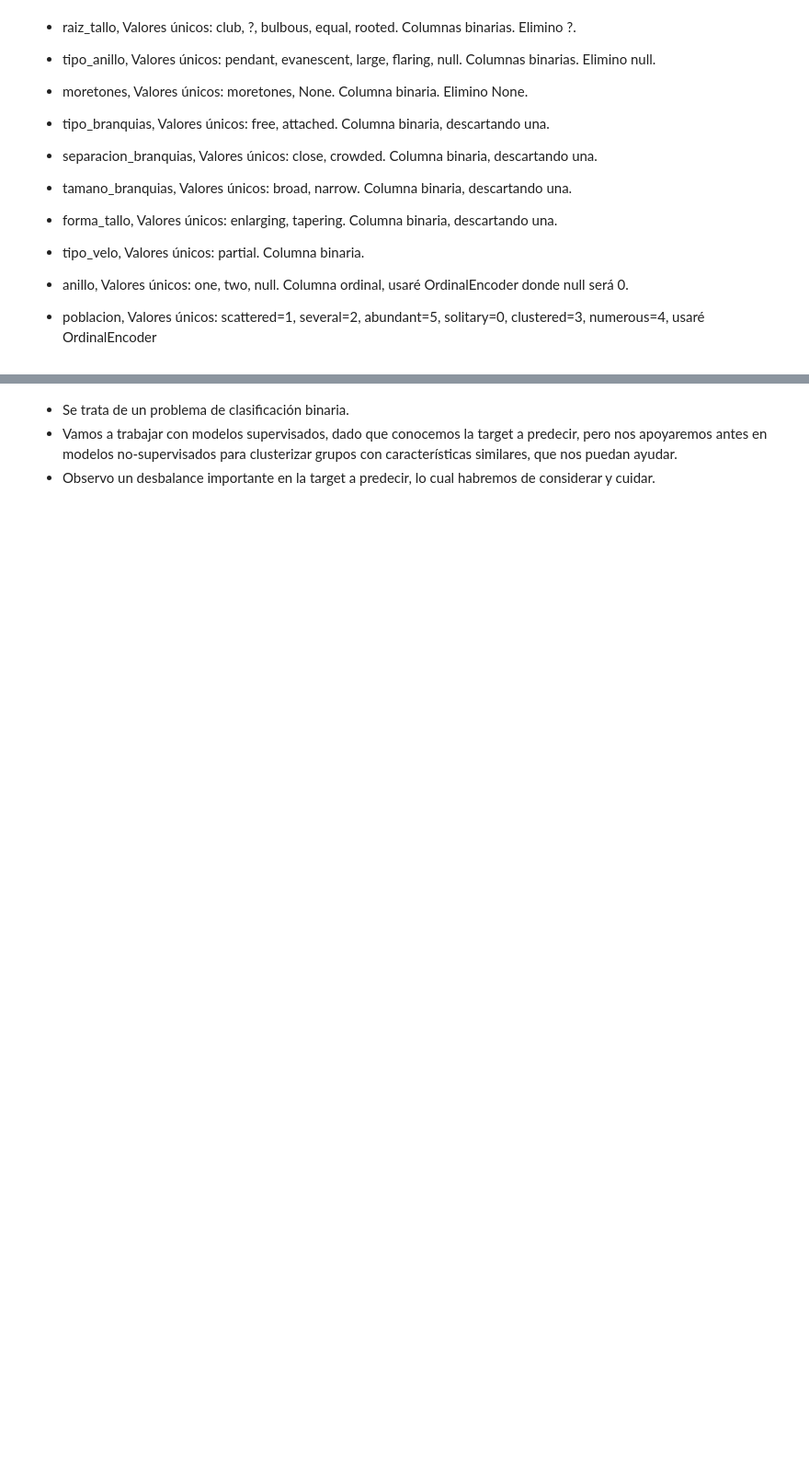
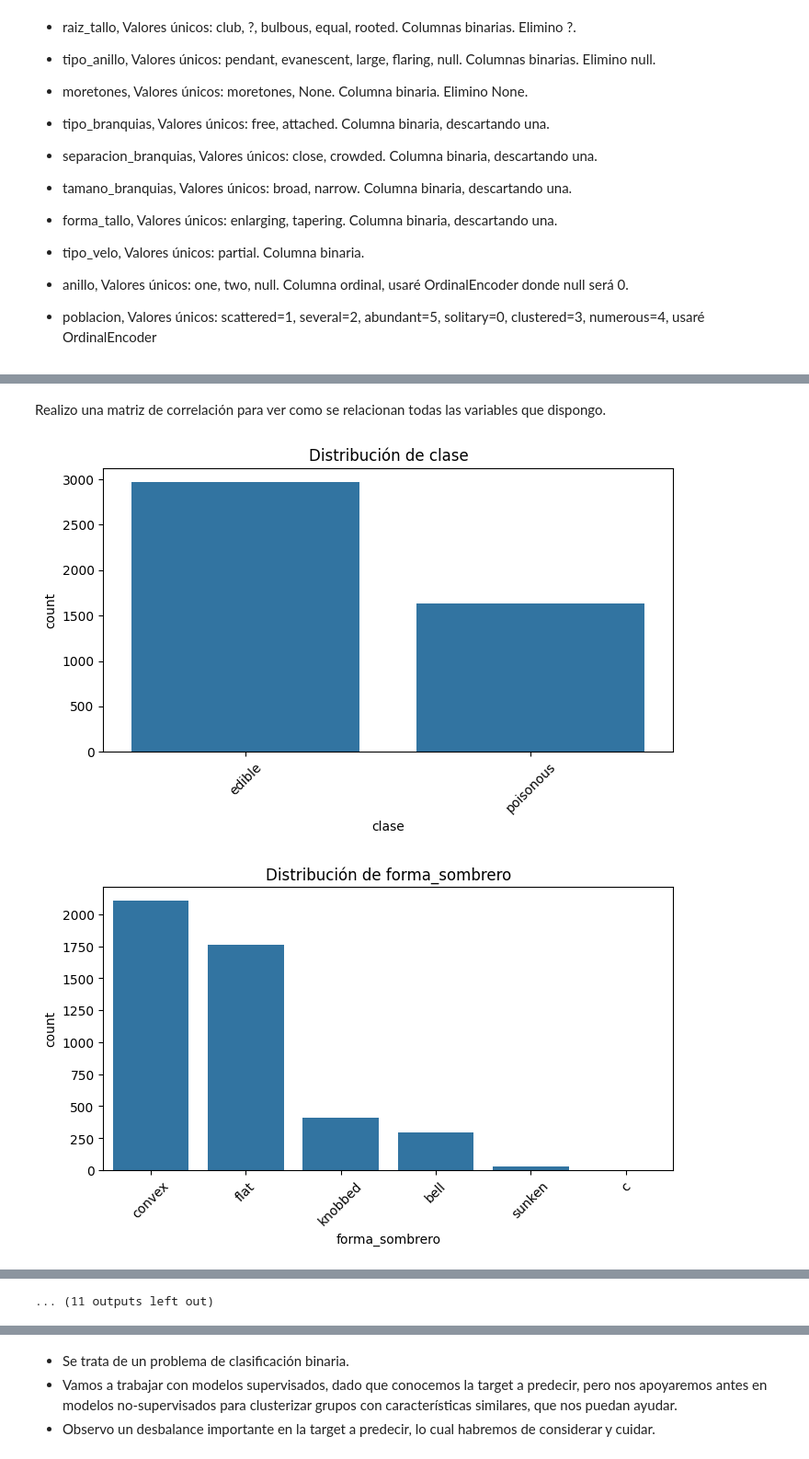
Before and after one commit to angelgvill/DS102024, a Jupyter notebook: 3-MachineLearning/2-Supervisado/Ejercicios/ejercicio_Kaggle2_setas.ipynb, the cells around one changed output, grey strips where cells are left out. Shown at 92% size. Drawn from its saved outputs; the diff is of its cells as text; code cells hidden in the pictures; blank space fills up the shorter version.

```diff
--- a/3-MachineLearning/2-Supervisado/Ejercicios/ejercicio_Kaggle2_setas.ipynb
+++ b/3-MachineLearning/2-Supervisado/Ejercicios/ejercicio_Kaggle2_setas.ipynb
@@ -219,0 +383,12 @@ df_0['clase'].unique()
+# %% [markdown]
+Realizo una matriz de correlación para ver como se relacionan todas las variables que dispongo.
+# %%
+for col in df_0.columns:
+    plt.figure(figsize=(8, 4))
+    sns.countplot(x=df_0[col], order=df_0[col].value_counts().index)
+    plt.xticks(rotation=45)
+    plt.title(f'Distribución de {col}')
+    plt.show()
+# %% [output]
+[figure, added]
+[figure, added]
@@ -219,0 +405 @@ df_0['clase'].unique()
+... (11 outputs left out)
```
Also changed, not shown: parts of 78 cells of this notebook.
